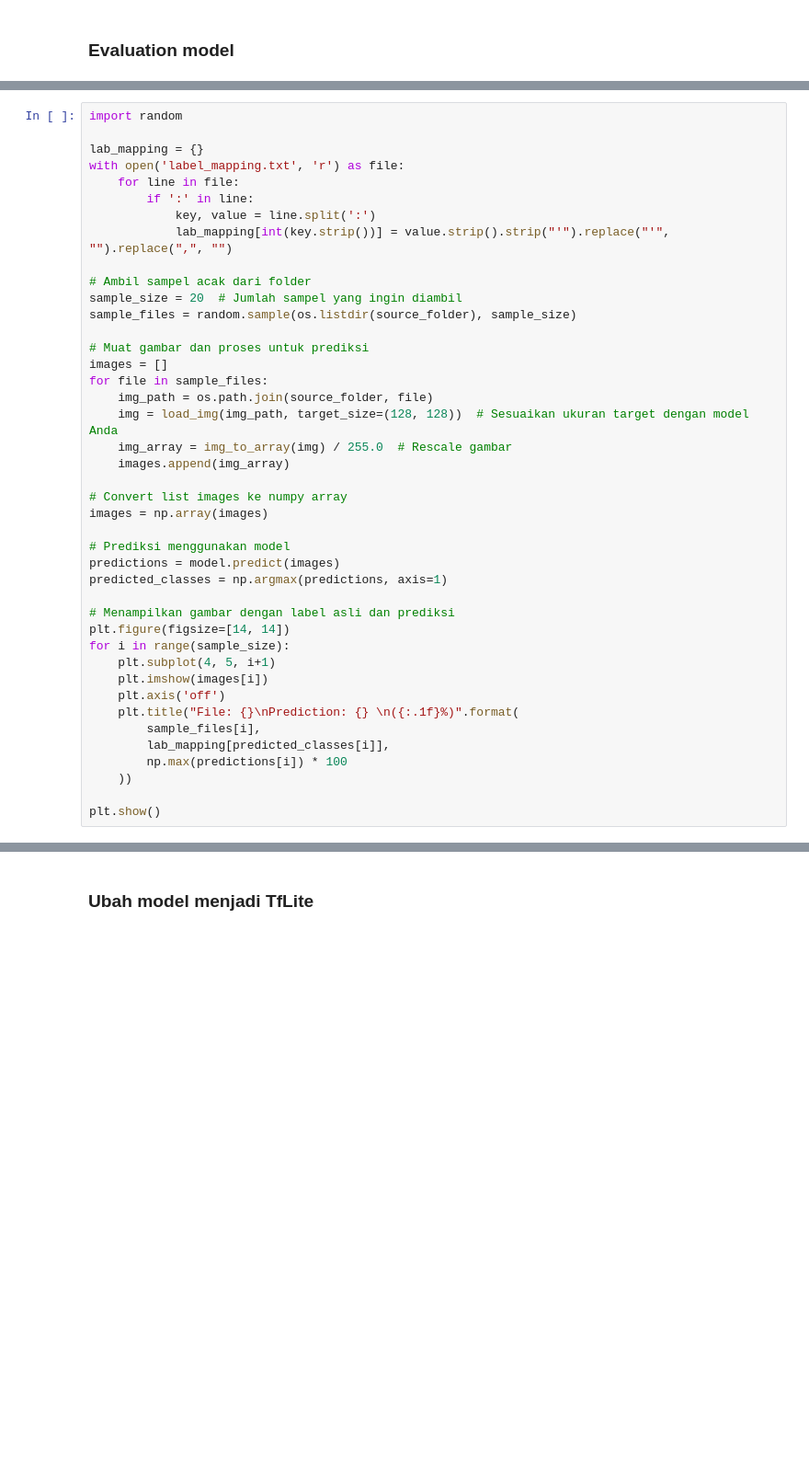
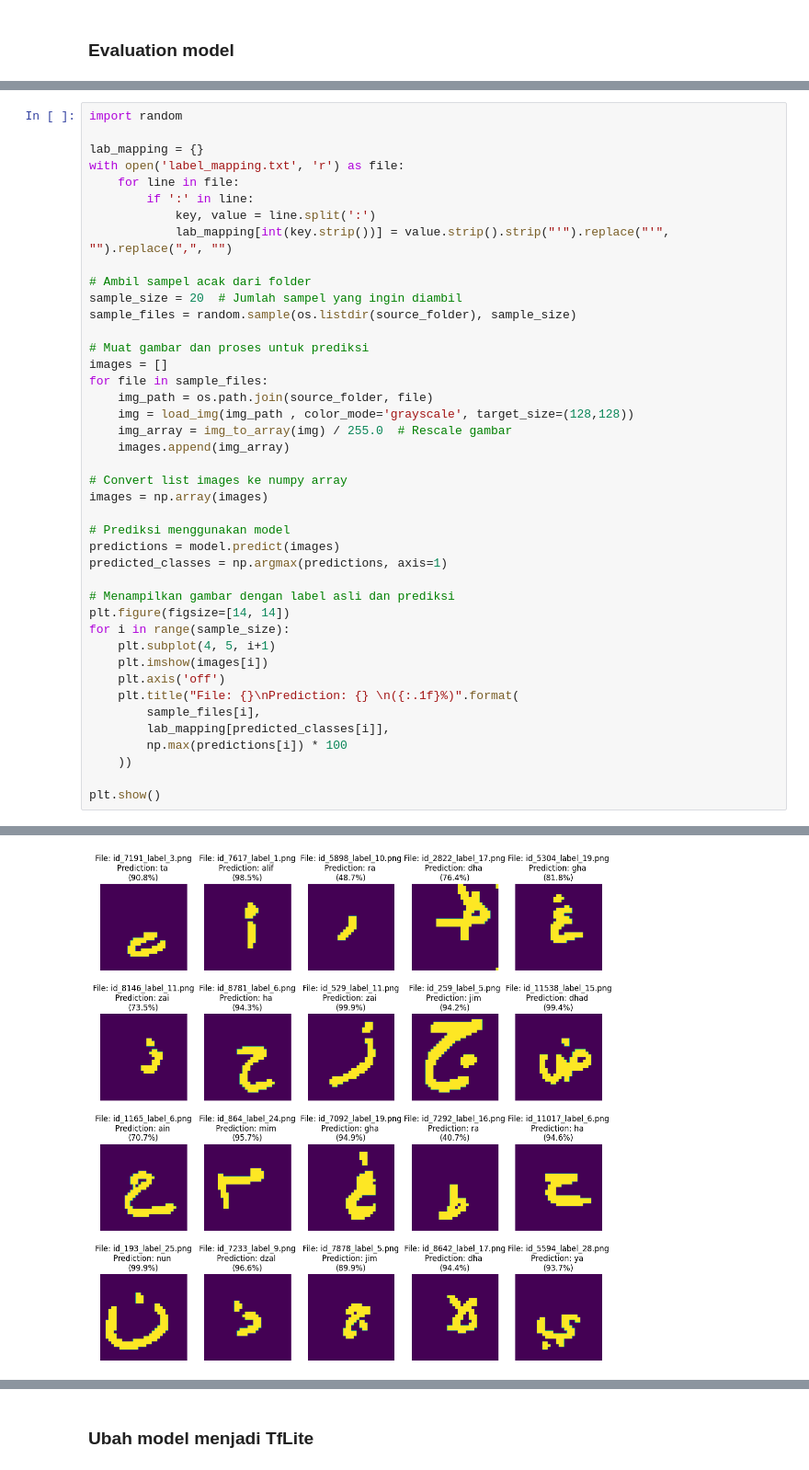
Before and after one commit to adilagagagah/KKN-HijaiyahCam, a Jupyter notebook: main2.ipynb, the cells around one changed output, grey strips where cells are left out. Shown at 92% size. Cells and saved outputs as stored; diff of their text form; blank space fills up the shorter version.

```diff
--- a/main2.ipynb
+++ b/main2.ipynb
@@ -278,7 +347,7 @@ sample_files = random.sample(os.listdir(source_folder), sample_size)
 images = []
 for file in sample_files:
     img_path = os.path.join(source_folder, file)
-    img = load_img(img_path, target_size=(128, 128))  # Sesuaikan ukuran target dengan model Anda
+    img = load_img(img_path , color_mode='grayscale', target_size=(128,128))
     img_array = img_to_array(img) / 255.0  # Rescale gambar
     images.append(img_array)
 
@@ -302,3 +371,4 @@ for i in range(sample_size):
     ))
 
 plt.show()
+# %% [output]
@@ -304,0 +376 @@ plt.show()
+[figure, added]
```
Also changed, not shown: parts of 6 cells of this notebook, 2 other files.
